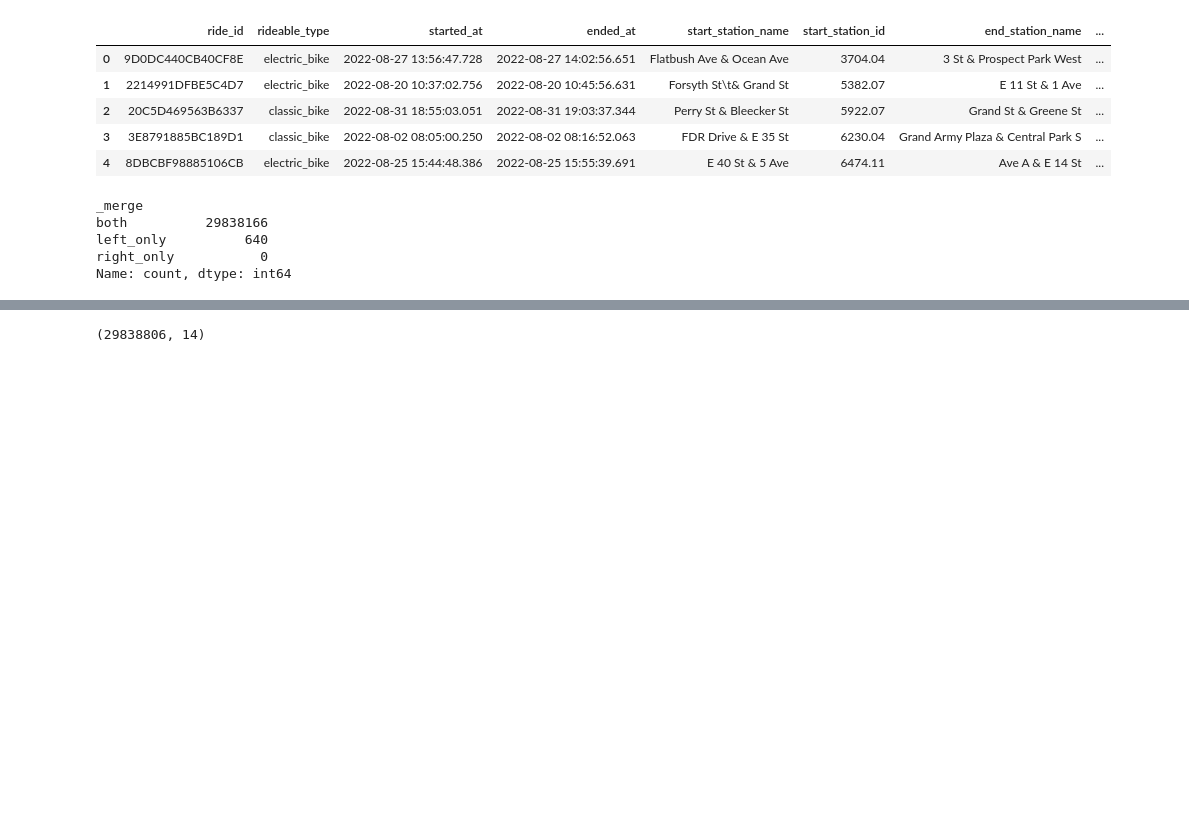
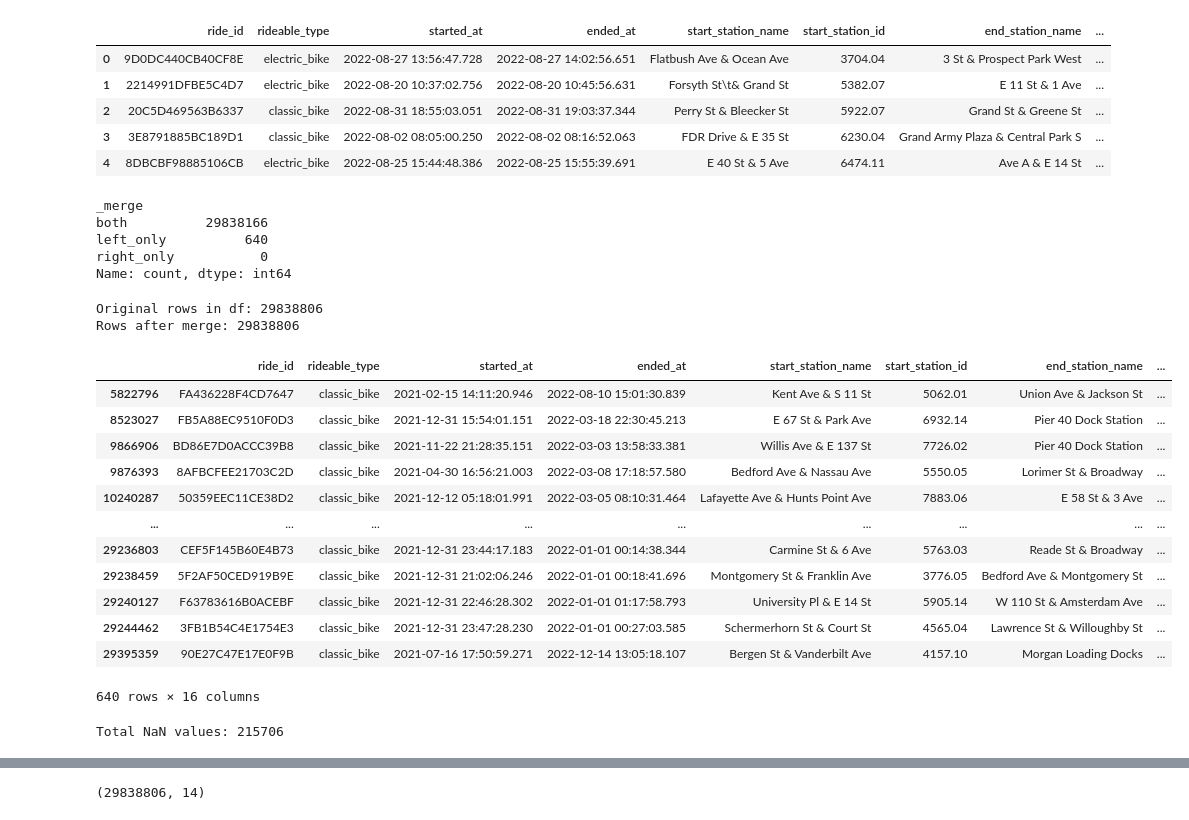
Before and after one commit to aaruhnow/Citi_bike, a Jupyter notebook: 2.2 Project Planning and Sourcing Data with an API.ipynb, the cells around one changed output, grey strips where cells are left out. Drawn from its saved outputs; the diff is of its cells as text; code cells hidden in the pictures; blank space fills up the shorter version.

```diff
--- a/Task 2.2.ipynb
+++ b/2.2 Project Planning and Sourcing Data with an API.ipynb
@@ -152,11 +162,44 @@ df_merged.head()
 | 2 | 20C5D469563B6337 | classic_bike | 2022-08-31 18:55:03.051 | 2022-08-31 19:03:37.344 | Perry St & Bleecker St | 5922.07 | Grand St & Greene St | ... |
 | 3 | 3E8791885BC189D1 | classic_bike | 2022-08-02 08:05:00.250 | 2022-08-02 08:16:52.063 | FDR Drive & E 35 St | 6230.04 | Grand Army Plaza & Central Park S | ... |
 | 4 | 8DBCBF98885106CB | electric_bike | 2022-08-25 15:44:48.386 | 2022-08-25 15:55:39.691 | E 40 St & 5 Ave | 6474.11 | Ave A & E 14 St | ... |
-# %%
-df_merged['_merge'].value_counts(dropna = False)
-# %% [output]
-_merge
-both          29838166
-left_only          640
-right_only           0
-Name: count, dtype: int64
+# %%
+# Count occurrences of each merge case
+merge_status = df_merged['_merge'].value_counts(dropna = False)
+print(merge_status)
+# %% [output]
+_merge
+both          29838166
+left_only          640
+right_only           0
+Name: count, dtype: int64
+# %%
+# Compare the number of rows before and after the merge
+print("Original rows in df:", len(df))
+print("Rows after merge:", len(df_merged))
+# %% [output]
+Original rows in df: 29838806
+Rows after merge: 29838806
+# %%
+# Check for missing values in the new fields from df_temp
+missing_values = df_merged[df_merged['_merge'] == 'left_only']
+missing_values
+# %% [output]
+|  | ride_id | rideable_type | started_at | ended_at | start_station_name | start_station_id | end_station_name | ... |
+| 5822796 | FA436228F4CD7647 | classic_bike | 2021-02-15 14:11:20.946 | 2022-08-10 15:01:30.839 | Kent Ave & S 11 St | 5062.01 | Union Ave & Jackson St | ... |
+| 8523027 | FB5A88EC9510F0D3 | classic_bike | 2021-12-31 15:54:01.151 | 2022-03-18 22:30:45.213 | E 67 St & Park Ave | 6932.14 | Pier 40 Dock Station | ... |
+| 9866906 | BD86E7D0ACCC39B8 | classic_bike | 2021-11-22 21:28:35.151 | 2022-03-03 13:58:33.381 | Willis Ave & E 137 St | 7726.02 | Pier 40 Dock Station | ... |
+| 9876393 | 8AFBCFEE21703C2D | classic_bike | 2021-04-30 16:56:21.003 | 2022-03-08 17:18:57.580 | Bedford Ave & Nassau Ave | 5550.05 | Lorimer St & Broadway | ... |
+| 10240287 | 50359EEC11CE38D2 | classic_bike | 2021-12-12 05:18:01.991 | 2022-03-05 08:10:31.464 | Lafayette Ave & Hunts Point Ave | 7883.06 | E 58 St & 3 Ave | ... |
+| ... | ... | ... | ... | ... | ... | ... | ... | ... |
+| 29236803 | CEF5F145B60E4B73 | classic_bike | 2021-12-31 23:44:17.183 | 2022-01-01 00:14:38.344 | Carmine St & 6 Ave | 5763.03 | Reade St & Broadway | ... |
+| 29238459 | 5F2AF50CED919B9E | classic_bike | 2021-12-31 21:02:06.246 | 2022-01-01 00:18:41.696 | Montgomery St & Franklin Ave | 3776.05 | Bedford Ave & Montgomery St | ... |
+| 29240127 | F63783616B0ACEBF | classic_bike | 2021-12-31 22:46:28.302 | 2022-01-01 01:17:58.793 | University Pl & E 14 St | 5905.14 | W 110 St & Amsterdam Ave | ... |
+| 29244462 | 3FB1B54C4E1754E3 | classic_bike | 2021-12-31 23:47:28.230 | 2022-01-01 00:27:03.585 | Schermerhorn St & Court St | 4565.04 | Lawrence St & Willoughby St | ... |
+| 29395359 | 90E27C47E17E0F9B | classic_bike | 2021-07-16 17:50:59.271 | 2022-12-14 13:05:18.107 | Bergen St & Vanderbilt Ave | 4157.10 | Morgan Loading Docks | ... |
+640 rows × 16 columns
+# %%
+# Count total NaN values
+total_nan = df_merged.isna().sum().sum()
+print("Total NaN values:", total_nan)
+# %% [output]
+Total NaN values: 215706
```
Also changed, not shown: parts of 7 cells of this notebook, 1 other file.
